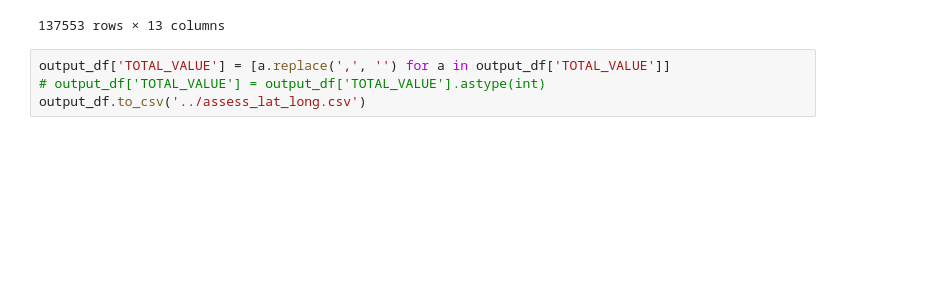
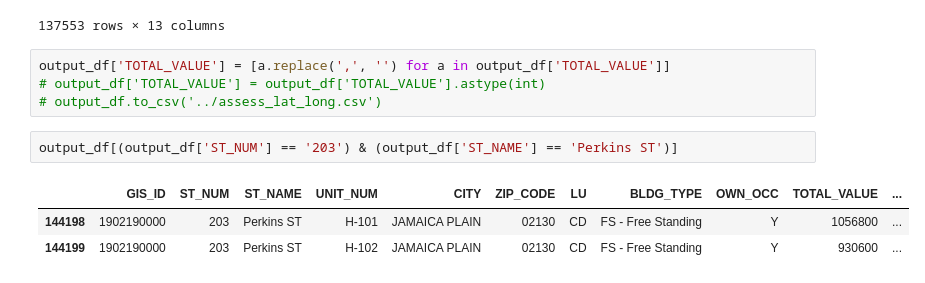
Before and after one commit to boston-price-dynamics/fp2, a Jupyter notebook: preprocess_data/process.ipynb, the cells around one changed output. Saved outputs shown, nothing was run; the diff lists cells and outputs as text; blank space fills up the shorter version.

```diff
--- a/preprocess_data/process.ipynb
+++ b/preprocess_data/process.ipynb
@@ -137,4 +144,10 @@ output_df
 # %%
 output_df['TOTAL_VALUE'] = [a.replace(',', '') for a in output_df['TOTAL_VALUE']]
 # output_df['TOTAL_VALUE'] = output_df['TOTAL_VALUE'].astype(int)
-output_df.to_csv('../assess_lat_long.csv')
+# output_df.to_csv('../assess_lat_long.csv')
+# %%
+output_df[(output_df['ST_NUM'] == '203') & (output_df['ST_NAME'] == 'Perkins ST')]
+# %% [output]
+|  | GIS_ID | ST_NUM | ST_NAME | UNIT_NUM | CITY | ZIP_CODE | LU | BLDG_TYPE | OWN_OCC | TOTAL_VALUE | ... |
+| 144198 | 1902190000 | 203 | Perkins ST | H-101 | JAMAICA PLAIN | 02130 | CD | FS - Free Standing | Y | 1056800 | ... |
+| 144199 | 1902190000 | 203 | Perkins ST | H-102 | JAMAICA PLAIN | 02130 | CD | FS - Free Standing | Y | 930600 | ... |
```
Also changed, not shown: parts of 1 cell of this notebook, 1 other file.
